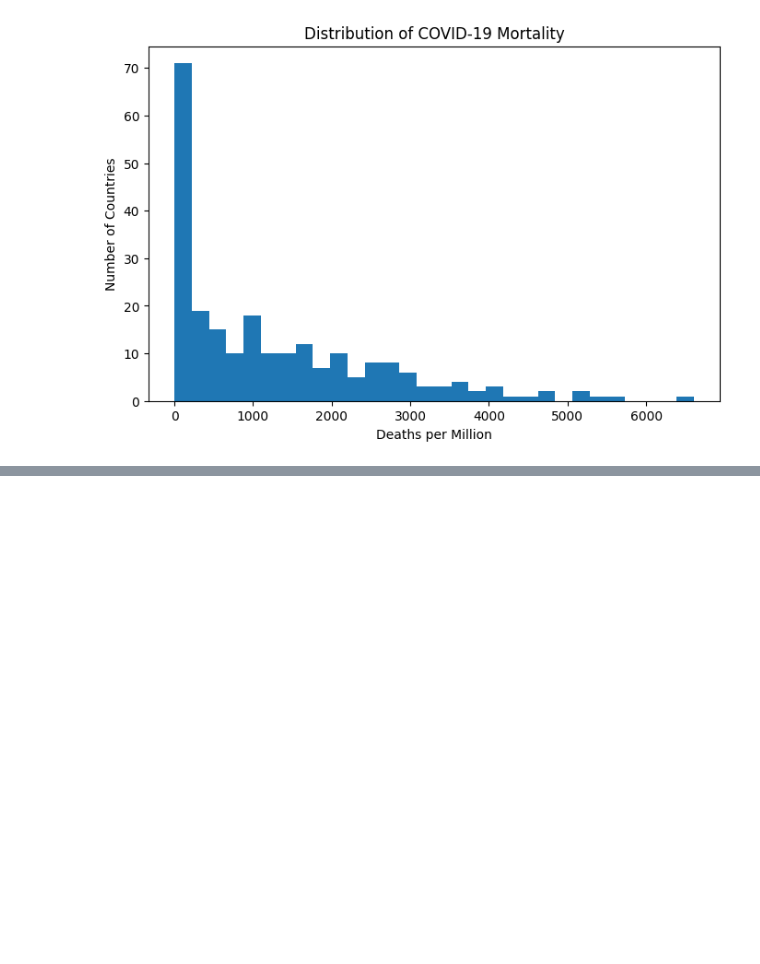
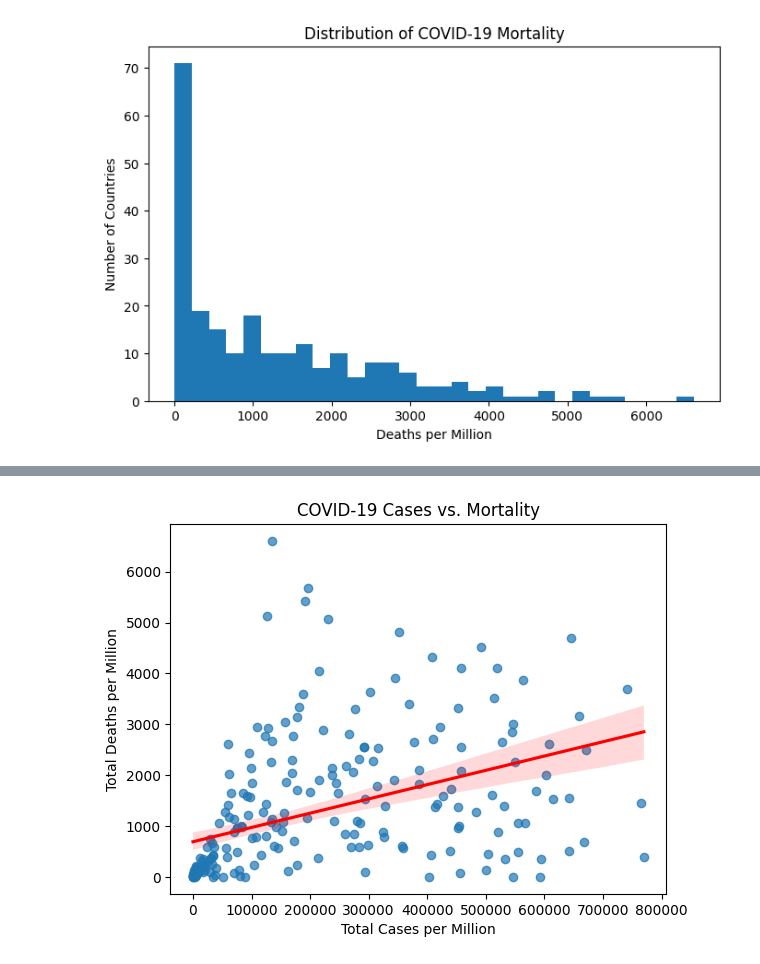
Before and after one commit to darylm910/CovidOWID_Cap2, a Jupyter notebook: notebooks/Covid_Exploratory_Data_Analysis.ipynb, the cells around one changed output, grey strips where cells are left out. Cells and saved outputs as stored; diff of their text form; code cells hidden in the pictures; blank space fills up the shorter version.

```diff
--- a/notebooks/Covid_Exploratory_Data_Analysis.ipynb
+++ b/notebooks/Covid_Exploratory_Data_Analysis.ipynb
@@ -119,0 +319,16 @@ plt.show()
+# %%
+sns.regplot(
+    data=covid,
+    x="total_cases_per_million",
+    y="total_deaths_per_million",
+    scatter_kws={"alpha": 0.7},
+    line_kws={"color": "red"}
+)
+
+plt.xlabel("Total Cases per Million")
+plt.ylabel("Total Deaths per Million")
+plt.title("COVID-19 Cases vs. Mortality")
+
+plt.show()
+# %% [output]
+[figure, added]
```
Also changed, not shown: parts of 50 cells of this notebook.
